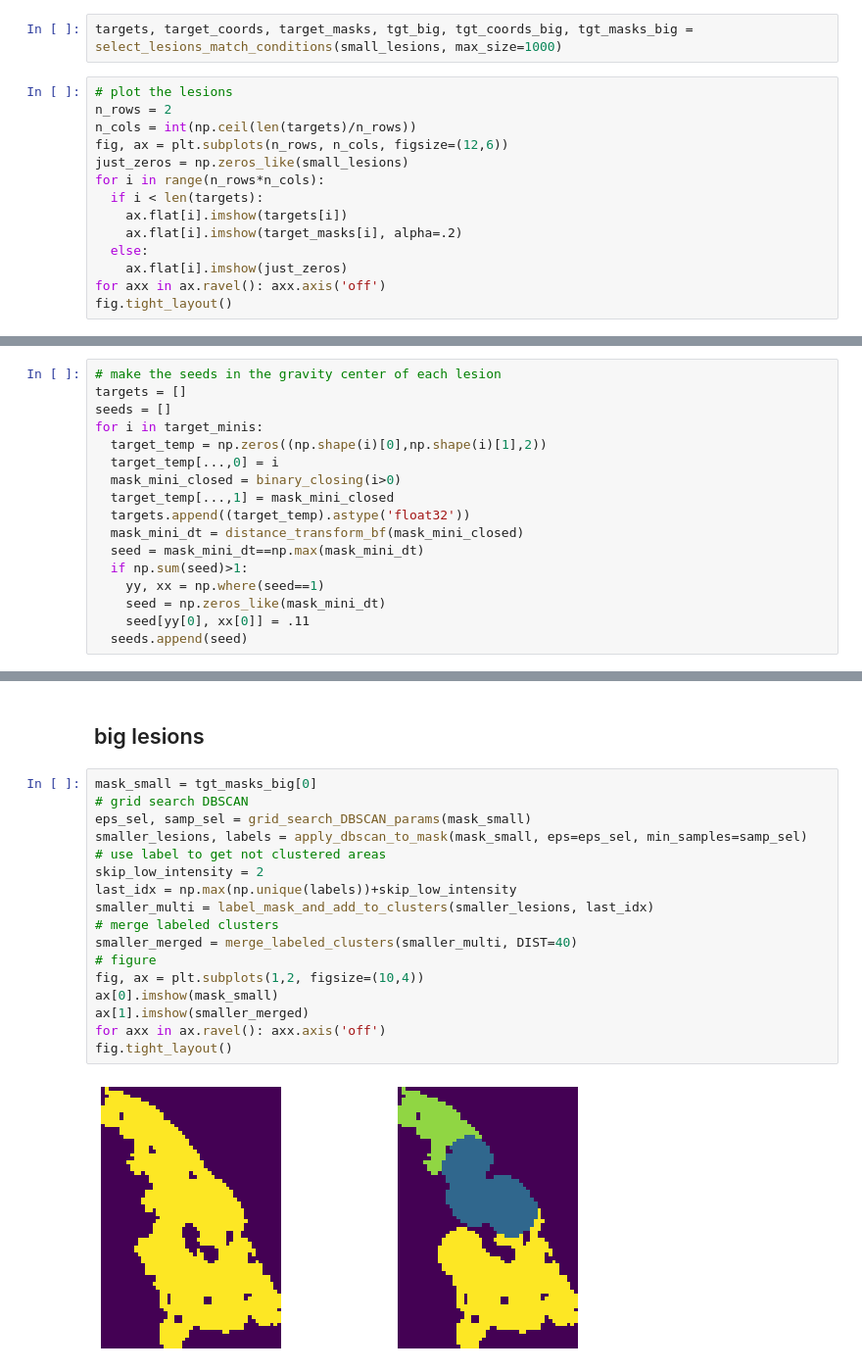
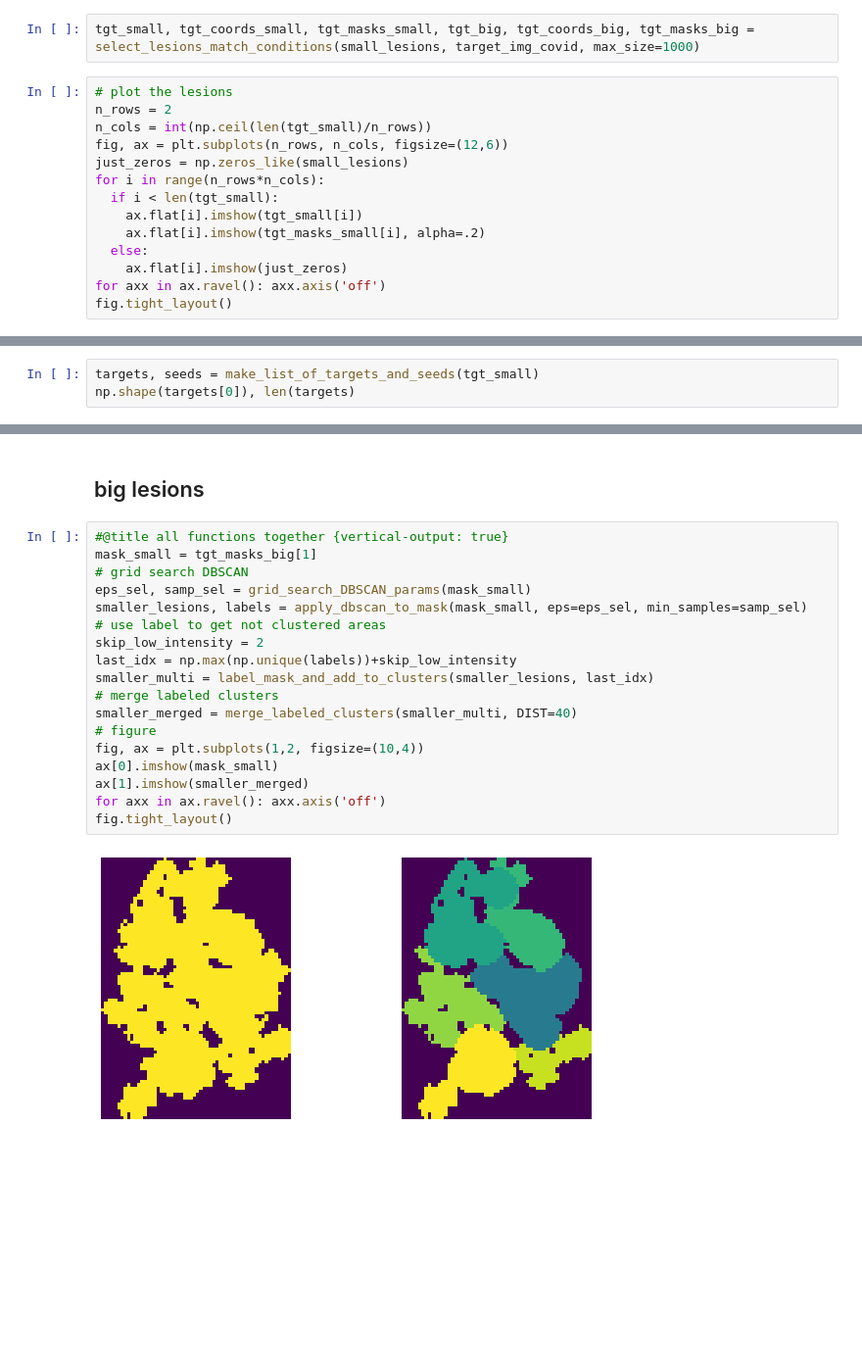
Before and after one commit to octaviomtz/nbdev_c19_synthesis, a Jupyter notebook: index.ipynb, the cells around one changed output, grey strips where cells are left out. Shown at 98% size. Drawn from its saved outputs; the diff is of its cells as text; blank space fills up the shorter version.

```diff
--- a/index.ipynb
+++ b/index.ipynb
@@ -226,17 +226,17 @@ fig.tight_layout()
 [ 0.  1.  2.  3.  4.  5.  6.  7.  8.  9. 10.]
 [figure]
 # %%
-targets, target_coords, target_masks, tgt_big, tgt_coords_big, tgt_masks_big =  select_lesions_match_conditions(small_lesions, max_size=1000)
+tgt_small, tgt_coords_small, tgt_masks_small, tgt_big, tgt_coords_big, tgt_masks_big =  select_lesions_match_conditions(small_lesions, target_img_covid, max_size=1000)
 # %%
 # plot the lesions
 n_rows = 2
-n_cols = int(np.ceil(len(targets)/n_rows))
+n_cols = int(np.ceil(len(tgt_small)/n_rows))
 fig, ax = plt.subplots(n_rows, n_cols, figsize=(12,6))
 just_zeros = np.zeros_like(small_lesions)
 for i in range(n_rows*n_cols):
-  if i < len(targets):
-    ax.flat[i].imshow(targets[i])
-    ax.flat[i].imshow(target_masks[i], alpha=.2)
+  if i < len(tgt_small):
+    ax.flat[i].imshow(tgt_small[i])
+    ax.flat[i].imshow(tgt_masks_small[i], alpha=.2)
   else:
     ax.flat[i].imshow(just_zeros)
 for axx in ax.ravel(): axx.axis('off')
@@ -259,20 +259,6 @@ for axx in ax.ravel(): axx.axis('off')
 fig.tight_layout()
 # %% [output]
 [figure]
-# %%
-# make the seeds in the gravity center of each lesion
-targets = []
-seeds = []
-for i in target_minis:
-  target_temp = np.zeros((np.shape(i)[0],np.shape(i)[1],2))
-  target_temp[...,0] = i
-  mask_mini_closed = binary_closing(i>0)
-  target_temp[...,1] = mask_mini_closed
-  targets.append((target_temp).astype('float32'))
-  mask_mini_dt = distance_transform_bf(mask_mini_closed)
-  seed = mask_mini_dt==np.max(mask_mini_dt)
-  if np.sum(seed)>1:
-    yy, xx = np.where(seed==1)
-    seed = np.zeros_like(mask_mini_dt)
-    seed[yy[0], xx[0]] = .11
-  seeds.append(seed)
+# %%
+targets, seeds = make_list_of_targets_and_seeds(tgt_small)
+np.shape(targets[0]), len(targets)
@@ -291,21 +283,22 @@ for idx, (i,j) in enumerate(zip(targets, seeds)):
 # %% [markdown]
 ## big lesions
 # %%
-mask_small = tgt_masks_big[0]
+#@title all functions together {vertical-output: true}
+mask_small = tgt_masks_big[1]
 # grid search DBSCAN
 eps_sel, samp_sel = grid_search_DBSCAN_params(mask_small)
 smaller_lesions, labels = apply_dbscan_to_mask(mask_small, eps=eps_sel, min_samples=samp_sel)
 # use label to get not clustered areas
 skip_low_intensity = 2
 last_idx = np.max(np.unique(labels))+skip_low_intensity
 smaller_multi = label_mask_and_add_to_clusters(smaller_lesions, last_idx)
 # merge labeled clusters
 smaller_merged = merge_labeled_clusters(smaller_multi, DIST=40)
 # figure
 fig, ax = plt.subplots(1,2, figsize=(10,4))
 ax[0].imshow(mask_small)
 ax[1].imshow(smaller_merged)
 for axx in ax.ravel(): axx.axis('off')
 fig.tight_layout()
 # %% [output]
-[figure, old version]
+[figure, new version]
```
Also changed, not shown: parts of 9 cells of this notebook, 3 other files.
